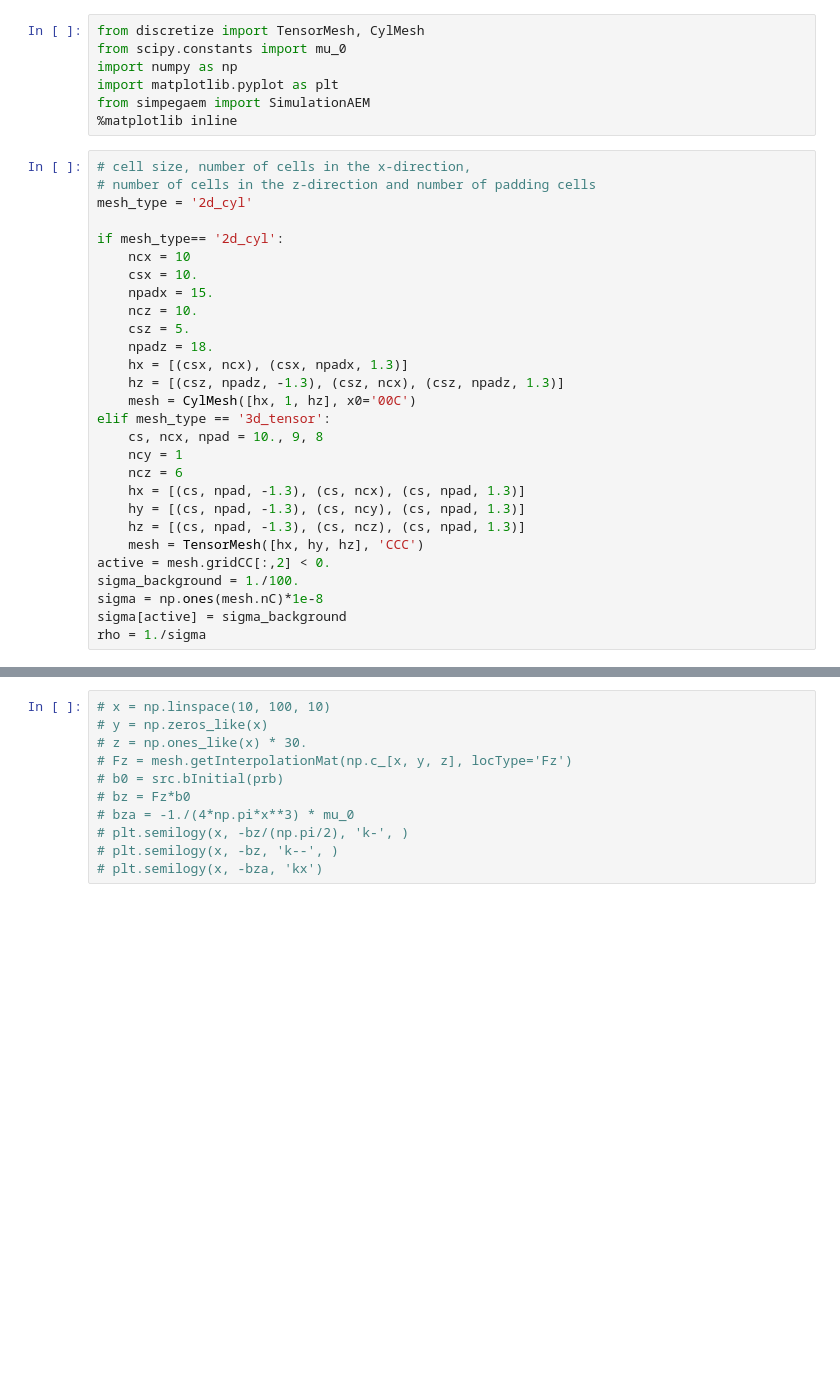
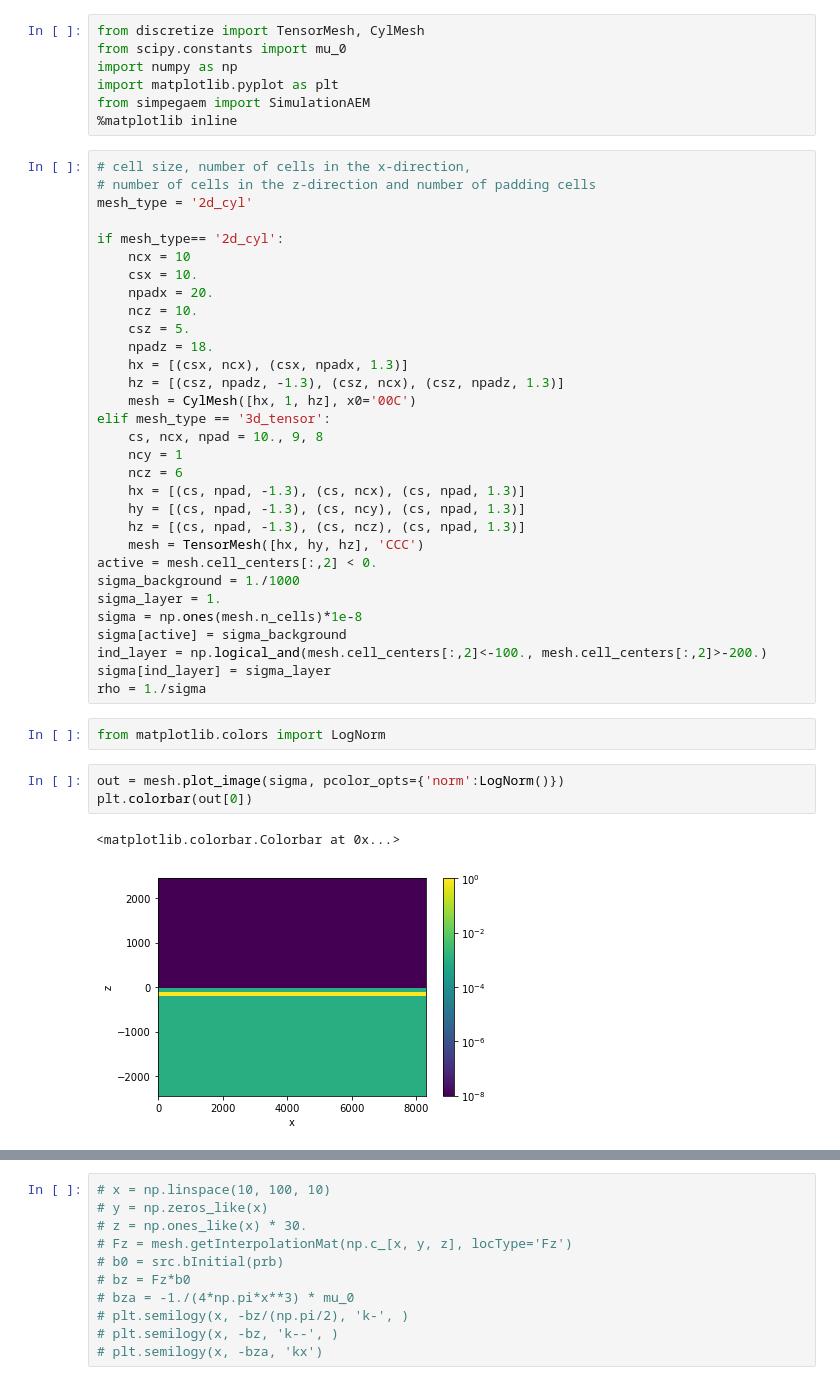
Before and after one commit to simpeg-research/kang-2019-3D-aem, a Jupyter notebook: notebooks/forward-solver-step-off.ipynb, the cells around one changed output, grey strips where cells are left out. Cells and saved outputs as stored; diff of their text form; blank space fills up the shorter version.

```diff
--- a/notebooks/forward-solver-step-off.ipynb
+++ b/notebooks/forward-solver-step-off.ipynb
@@ -13,7 +13,7 @@ mesh_type = '2d_cyl'
 if mesh_type== '2d_cyl':
     ncx = 10
     csx = 10.
-    npadx = 15.
+    npadx = 20.
     ncz = 10.
     csz = 5.
     npadz = 18.
@@ -28,11 +28,22 @@ elif mesh_type == '3d_tensor':
     hy = [(cs, npad, -1.3), (cs, ncy), (cs, npad, 1.3)]
     hz = [(cs, npad, -1.3), (cs, ncz), (cs, npad, 1.3)]
     mesh = TensorMesh([hx, hy, hz], 'CCC')
-active = mesh.gridCC[:,2] < 0.
-sigma_background = 1./100.
-sigma = np.ones(mesh.nC)*1e-8
+active = mesh.cell_centers[:,2] < 0.
+sigma_background = 1./1000
+sigma_layer = 1.
+sigma = np.ones(mesh.n_cells)*1e-8
 sigma[active] = sigma_background
+ind_layer = np.logical_and(mesh.cell_centers[:,2]<-100., mesh.cell_centers[:,2]>-200.)
+sigma[ind_layer] = sigma_layer
 rho = 1./sigma
+# %%
+from matplotlib.colors import LogNorm
+# %%
+out = mesh.plot_image(sigma, pcolor_opts={'norm':LogNorm()})
+plt.colorbar(out[0])
+# %% [output]
+<matplotlib.colorbar.Colorbar at 0x...>
+[figure, added]
 # %%
 from SimPEG import utils
 import SimPEG.electromagnetics.time_domain as tdem
```
Also changed, not shown: parts of 17 cells of this notebook, 4 other files.
